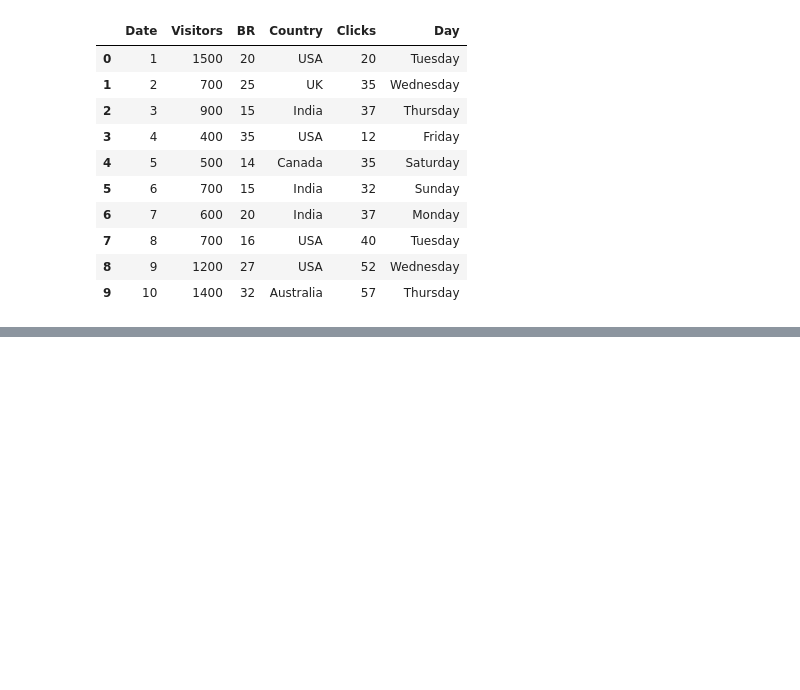
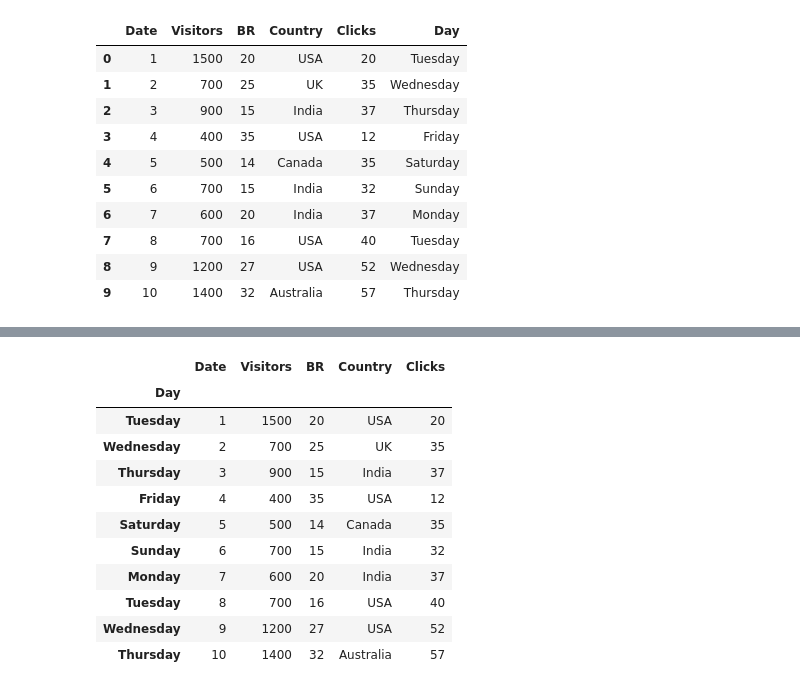
Before and after one commit to GitLizzyofomi68/PanDataLizzy, a Jupyter notebook: DamiData.ipynb, the cells around one changed output, grey strips where cells are left out. Cells and saved outputs as stored; diff of their text form; code cells hidden in the pictures; blank space fills up the shorter version.

```diff
--- a/DamiData.ipynb
+++ b/DamiData.ipynb
@@ -34,0 +65,3 @@ df2
+# %%
+df2.set_index("Date")
+df2
@@ -34,0 +97,15 @@ df2
+# %%
+df2.set_index("Day")
+# %% [output]
+|  | Date | Visitors | BR | Country | Clicks |
+| Day |  |  |  |  |  |
+| Tuesday | 1 | 1500 | 20 | USA | 20 |
+| Wednesday | 2 | 700 | 25 | UK | 35 |
+| Thursday | 3 | 900 | 15 | India | 37 |
+| Friday | 4 | 400 | 35 | USA | 12 |
+| Saturday | 5 | 500 | 14 | Canada | 35 |
+| Sunday | 6 | 700 | 15 | India | 32 |
+| Monday | 7 | 600 | 20 | India | 37 |
+| Tuesday | 8 | 700 | 16 | USA | 40 |
+| Wednesday | 9 | 1200 | 27 | USA | 52 |
+| Thursday | 10 | 1400 | 32 | Australia | 57 |
```
Also changed, not shown: parts of 22 cells of this notebook, 1 other file.
